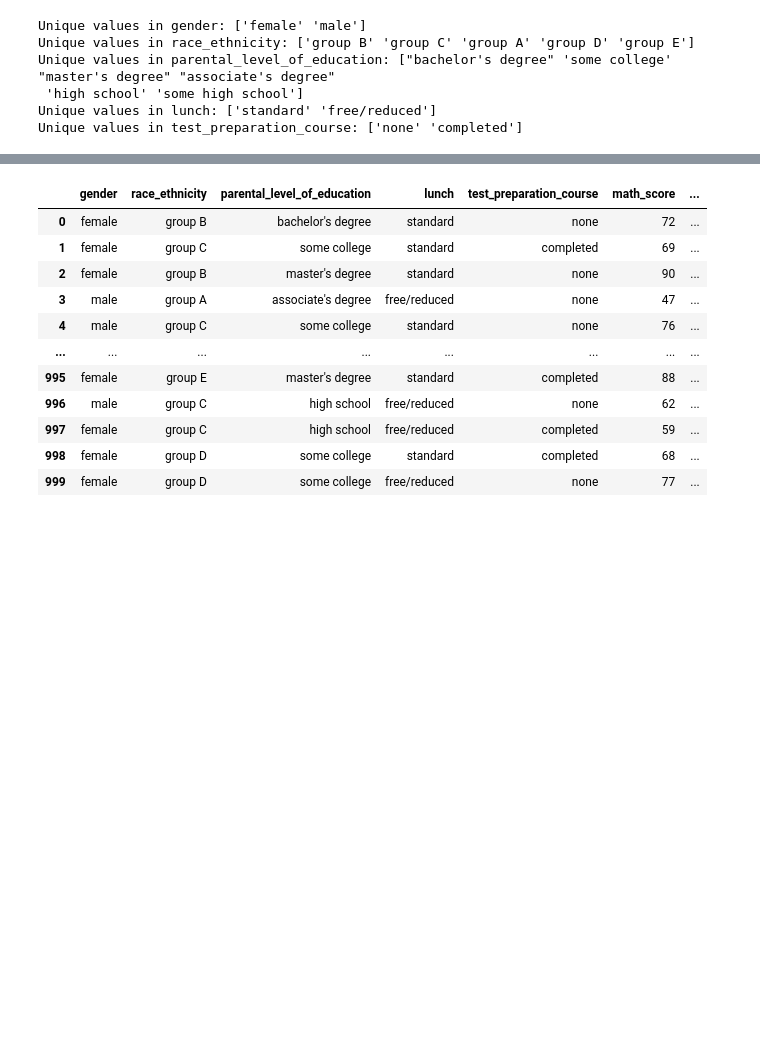
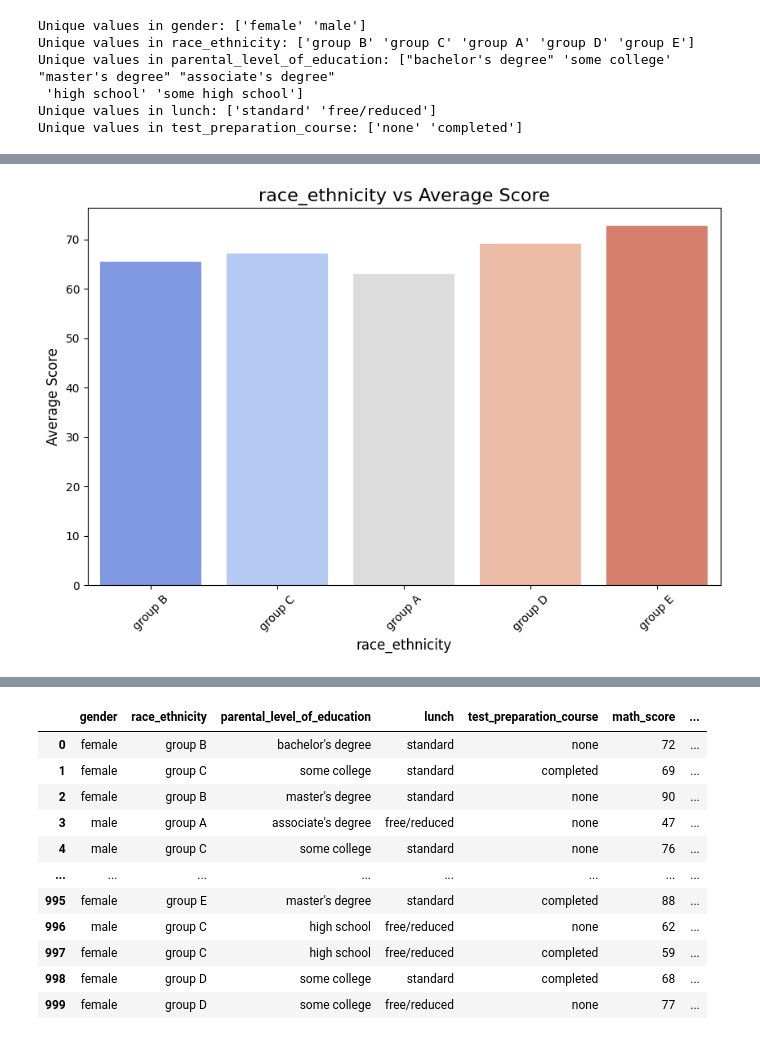
Before and after one commit to Anand-Karan/ML_Project, a Jupyter notebook: notebook/EDA Student Performance.ipynb, the cells around one changed output, grey strips where cells are left out. Drawn from its saved outputs; the diff is of its cells as text; code cells hidden in the pictures; blank space fills up the shorter version.

```diff
--- a/notebook/EDA Student Performance.ipynb
+++ b/notebook/EDA Student Performance.ipynb
@@ -100,0 +144,10 @@ df['average'] = df['total_score']/3
+# %%
+plt.figure(figsize=(10, 6))
+sns.barplot(x='race_ethnicity', y='average', data=df, palette='coolwarm', ci=None)
+plt.xticks(rotation=45)
+plt.title('race_ethnicity vs Average Score', fontsize=16)
+plt.xlabel('race_ethnicity', fontsize=12)
+plt.ylabel('Average Score', fontsize=12)
+plt.show()
+# %% [output]
+[figure, added]
```
Also changed, not shown: parts of 26 cells of this notebook, 9 other files.
